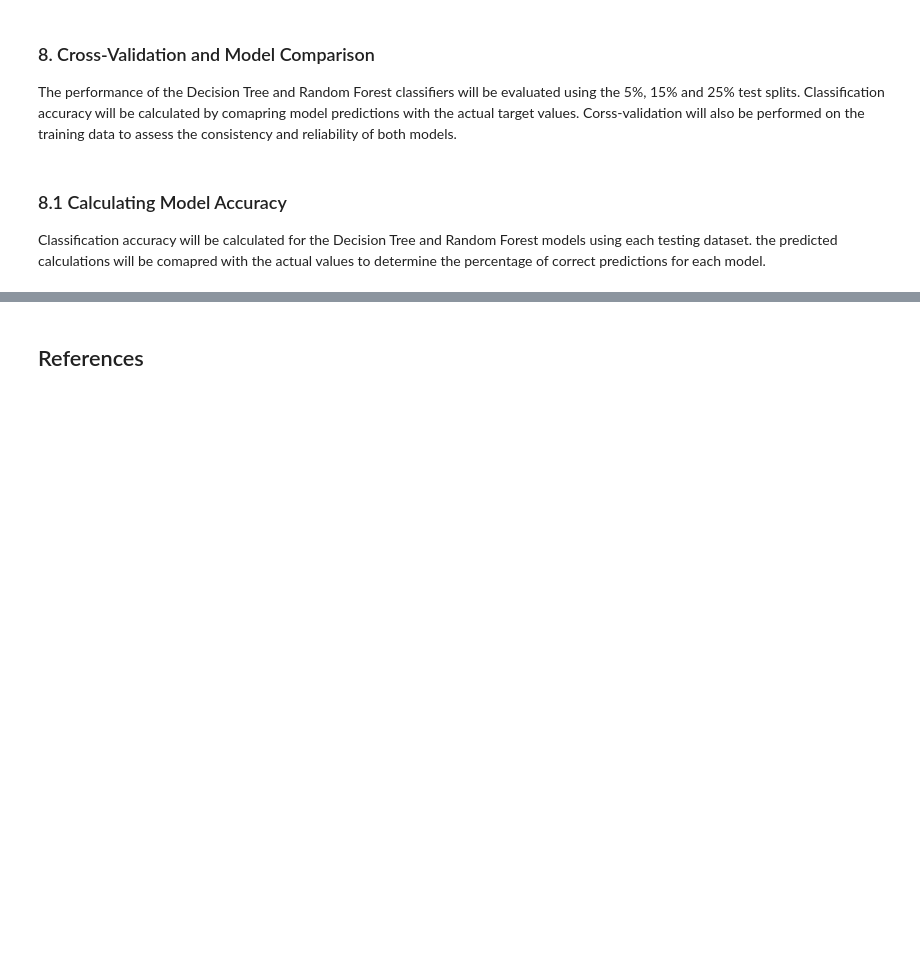
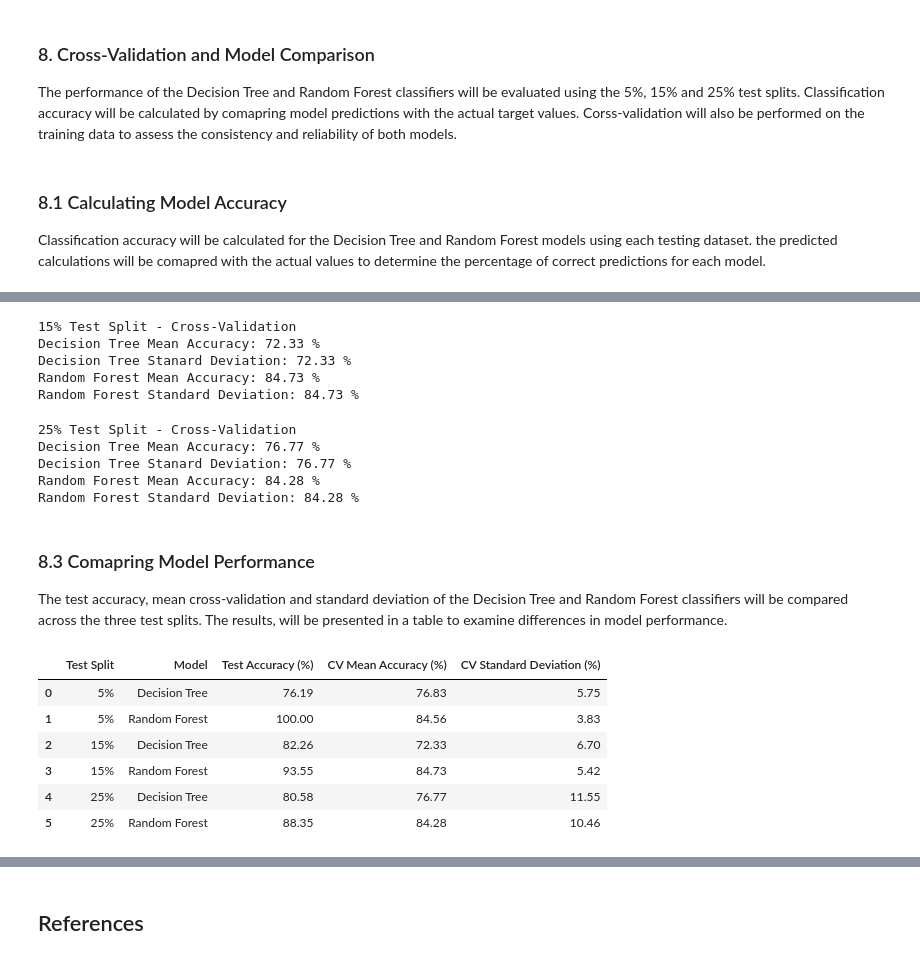
Before and after one commit to sba26104-KOR/HDSDAB-Sep26-PT-SB-Machine-LearningMachine-Learning-CA1, a Jupyter notebook: MLB_Batting_Classification_CA1.ipynb, the cells around one changed output, grey strips where cells are left out. Cells and saved outputs as stored; diff of their text form; code cells hidden in the pictures; blank space fills up the shorter version.

```diff
--- a/MLB_Batting_Classification_CA1.ipynb
+++ b/MLB_Batting_Classification_CA1.ipynb
@@ -817,0 +908,77 @@ Classification accuracy will be calculated for the Decision Tree and Random Fore
+# %%
+# Display the mean accuracy and standard deviation
+print("15% Test Split - Cross-Validation")
+print("Decision Tree Mean Accuracy:", round(dt_cv_15.mean() * 100, 2), "%")
+print("Decision Tree Stanard Deviation:", round(dt_cv_15.mean() * 100, 2), "%")
+print("Random Forest Mean Accuracy:", round(rf_cv_15.mean() * 100, 2), "%")
+print("Random Forest Standard Deviation:", round(rf_cv_15.mean() * 100, 2), "%")
+# %% [output]
+15% Test Split - Cross-Validation
+Decision Tree Mean Accuracy: 72.33 %
+Decision Tree Stanard Deviation: 72.33 %
+Random Forest Mean Accuracy: 84.73 %
+Random Forest Standard Deviation: 84.73 %
+# %%
+# Perform five-fold cross-validation for the Decision Tree
+dt_cv_25 = cross_val_score(
+    dt_25, X_train_25, y_train_25, cv=25, scoring="accuracy"
+)
+
+
+# Perform five-fold cross-validation for the Random Forest
+rf_cv_25 = cross_val_score(
+    rf_25, X_train_25, y_train_25, cv=25, scoring="accuracy"
+)
+# %%
+# Display the mean accuracy and standard deviation
+print("25% Test Split - Cross-Validation")
+print("Decision Tree Mean Accuracy:", round(dt_cv_25.mean() * 100, 2), "%")
+print("Decision Tree Stanard Deviation:", round(dt_cv_25.mean() * 100, 2), "%")
+print("Random Forest Mean Accuracy:", round(rf_cv_25.mean() * 100, 2), "%")
+print("Random Forest Standard Deviation:", round(rf_cv_25.mean() * 100, 2), "%")
+# %% [output]
+25% Test Split - Cross-Validation
+Decision Tree Mean Accuracy: 76.77 %
+Decision Tree Stanard Deviation: 76.77 %
+Random Forest Mean Accuracy: 84.28 %
+Random Forest Standard Deviation: 84.28 %
+# %% [markdown]
+### 8.3 Comapring Model Performance
+
+The test accuracy, mean cross-validation and standard deviation of the Decision Tree and Random Forest classifiers will be compared across the three test splits. The results, will be presented in a table to examine differences in model performance.
+# %%
+# Create a table comapring both models across the three test splits
+comparison_results = pd.DataFrame({
+    "Test Split": ["5%", "5%", "15%", "15%", "25%", "25%"],
+    "Model": [
+        "Decision Tree", "Random Forest",
+        "Decision Tree", "Random Forest",
+        "Decision Tree", "Random Forest"
+    ],
+    "Test Accuracy (%)": [
+        dt_accuracy_5 * 100, rf_accuracy_5 * 100,
+        dt_accuracy_15 * 100, rf_accuracy_15 * 100,
+        dt_accuracy_25 * 100, rf_accuracy_25 * 100
+    ],
+    "CV Mean Accuracy (%)": [
+        dt_cv_5.mean() * 100, rf_cv_5.mean() * 100,
+        dt_cv_15.mean() * 100, rf_cv_15.mean() * 100,
+        dt_cv_25.mean() * 100, rf_cv_25.mean() * 100
+    ],
+    "CV Standard Deviation (%)": [
+        dt_cv_5.std() * 100, rf_cv_5.std() * 100,
+        dt_cv_15.std() * 100, rf_cv_15.std() * 100,
+        dt_cv_25.std() * 100, rf_cv_25.std() * 100
+    ]
+})
+# %%
+# Display the comparison table rounded to two decimal places
+comparison_results.round(2)
+# %% [output]
+|  | Test Split | Model | Test Accuracy (%) | CV Mean Accuracy (%) | CV Standard Deviation (%) |
+| 0 | 5% | Decision Tree | 76.19 | 76.83 | 5.75 |
+| 1 | 5% | Random Forest | 100.00 | 84.56 | 3.83 |
+| 2 | 15% | Decision Tree | 82.26 | 72.33 | 6.70 |
+| 3 | 15% | Random Forest | 93.55 | 84.73 | 5.42 |
+| 4 | 25% | Decision Tree | 80.58 | 76.77 | 11.55 |
+| 5 | 25% | Random Forest | 88.35 | 84.28 | 10.46 |
```
Also changed, not shown: parts of 15 cells of this notebook.
